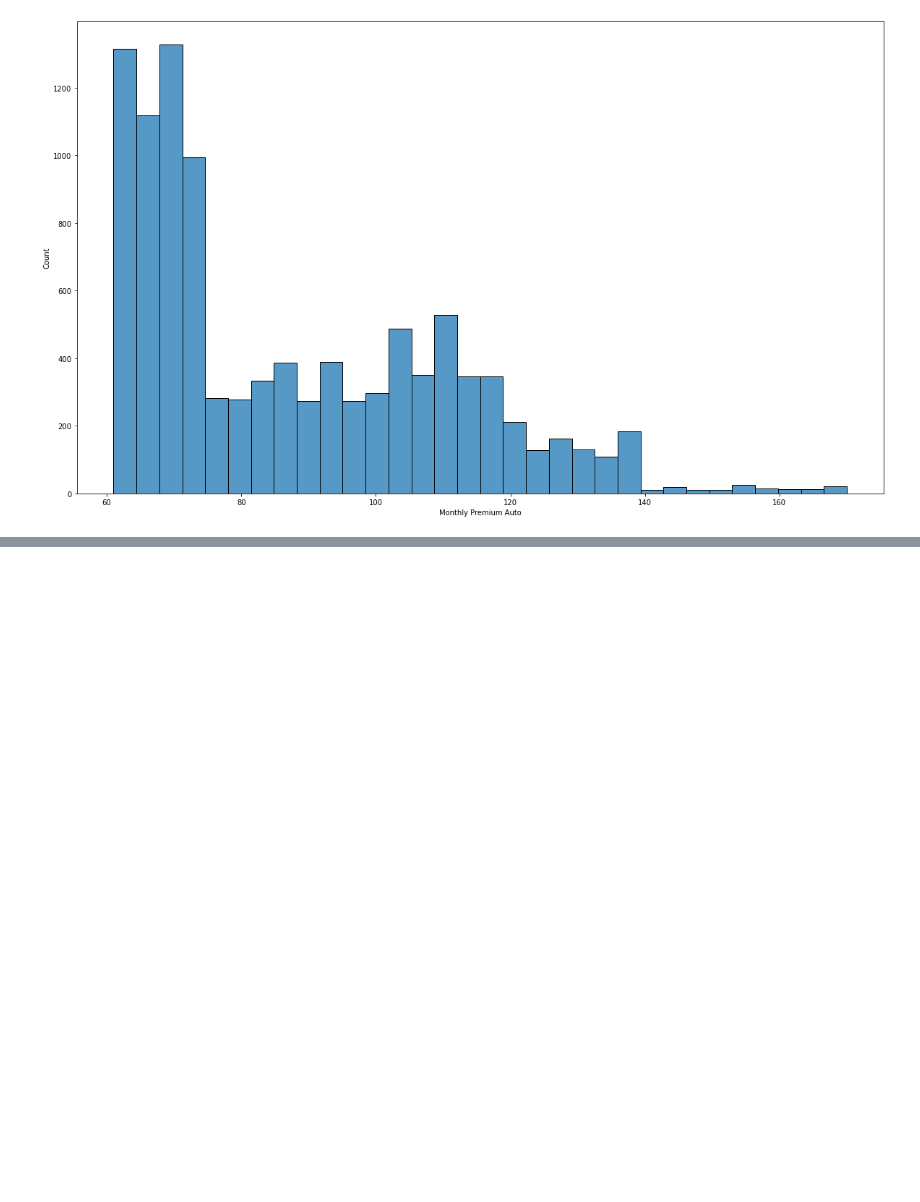
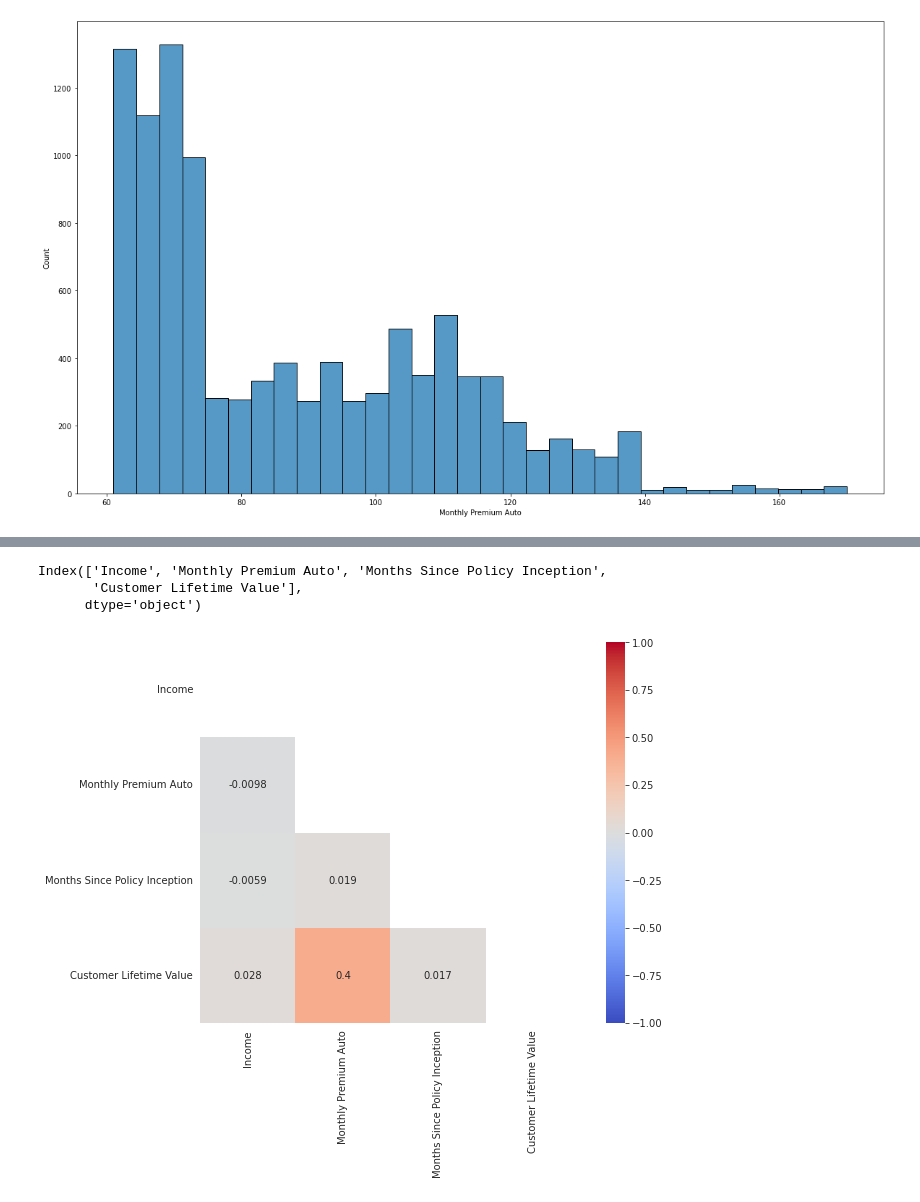
Before and after one commit to OdeliaAhdout/car_insurance_case_study_OA, a Jupyter notebook: ca_lab1_plotting.ipynb, the cells around one changed output, grey strips where cells are left out. Drawn from its saved outputs; the diff is of its cells as text; code cells hidden in the pictures; blank space fills up the shorter version.

```diff
--- a/ca_lab1_plotting.ipynb
+++ b/ca_lab1_plotting.ipynb
@@ -105,7 +97,7 @@ types_columns_int
 | 10909 | 0 | 101 | 1 | 3 |
 10910 rows × 4 columns
 # %%
-types_columns_float = types_columns_cat = df_plotting.select_dtypes(include=float)
+types_columns_float = df_plotting.select_dtypes(include=float)
 types_columns_float
 # %% [output]
 |  | Customer Lifetime Value | Months Since Last Claim | Number of Open Complaints | Total Claim Amount |
@@ -292,0 +299,3 @@ sns.histplot(cleaned_MPA)
+# %%
+zscore=(types_columns_num-types_columns_num.mean())/types_columns_num.std()
+types_columns_num.mean()
@@ -292,0 +328,2 @@ sns.histplot(cleaned_MPA)
+# %%
+zscore_contin = zscore.drop(["Number of Policies", "Number of Open Complaints"], axis = 1)
@@ -292,0 +346,2 @@ sns.histplot(cleaned_MPA)
+# %%
+correlations = zscore_contin.iloc[:,0:4].corr()
@@ -292,0 +356,14 @@ sns.histplot(cleaned_MPA)
+# %%
+zscore_contin.columns[0:4]
+# %% [output]
+Index(['Income', 'Monthly Premium Auto', 'Months Since Policy Inception',
+       'Customer Lifetime Value'],
+      dtype='object')
+# %%
+mask = np.zeros_like(correlations)
+mask[np.triu_indices_from(mask)] = True
+with sns.axes_style("white"):
+    f, ax =plt.subplots(figsize=(9, 7))
+    multicollinearity_ax = sns.heatmap(correlations, mask=mask, cmap='coolwarm', vmin=-1,vmax=1,annot=True, square=True)
+# %% [output]
+[figure, added]
```
Also changed, not shown: parts of 18 cells of this notebook.
